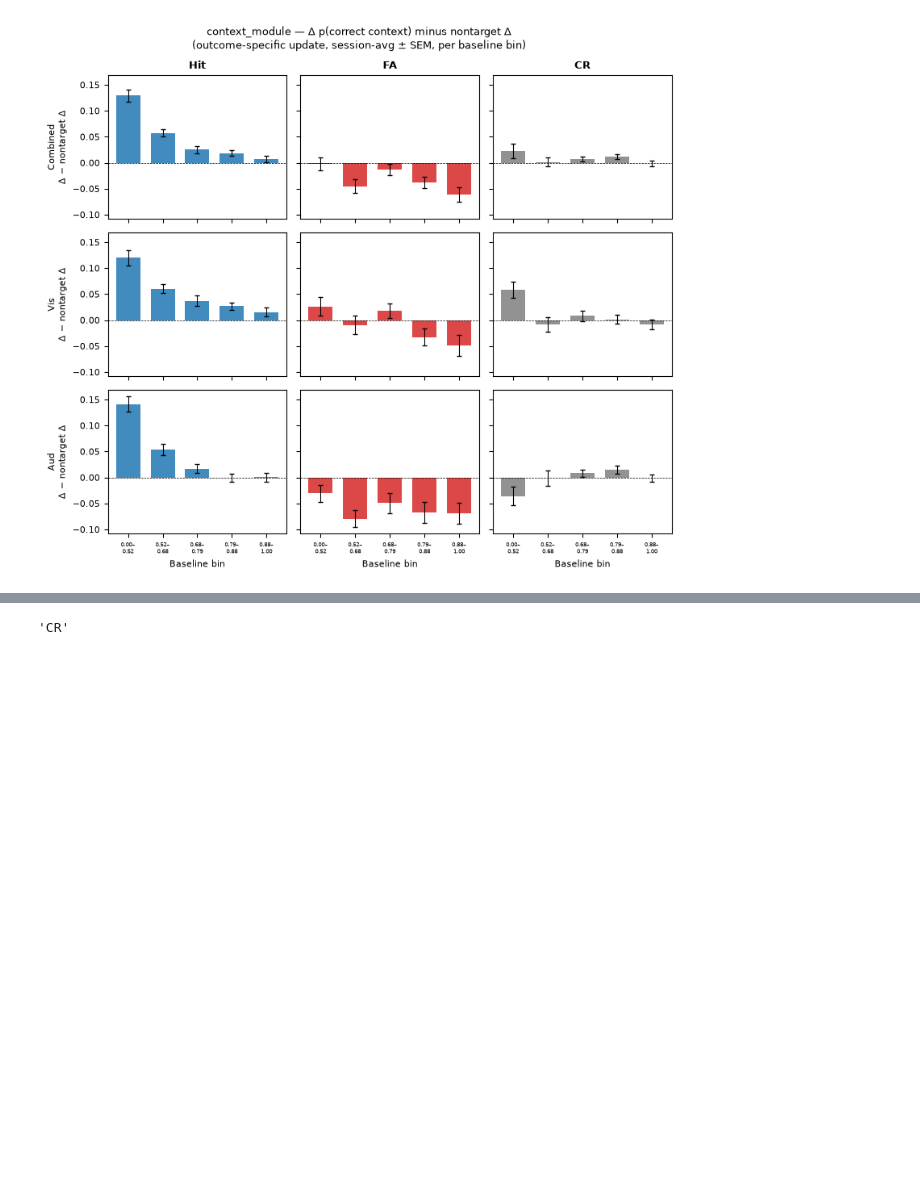
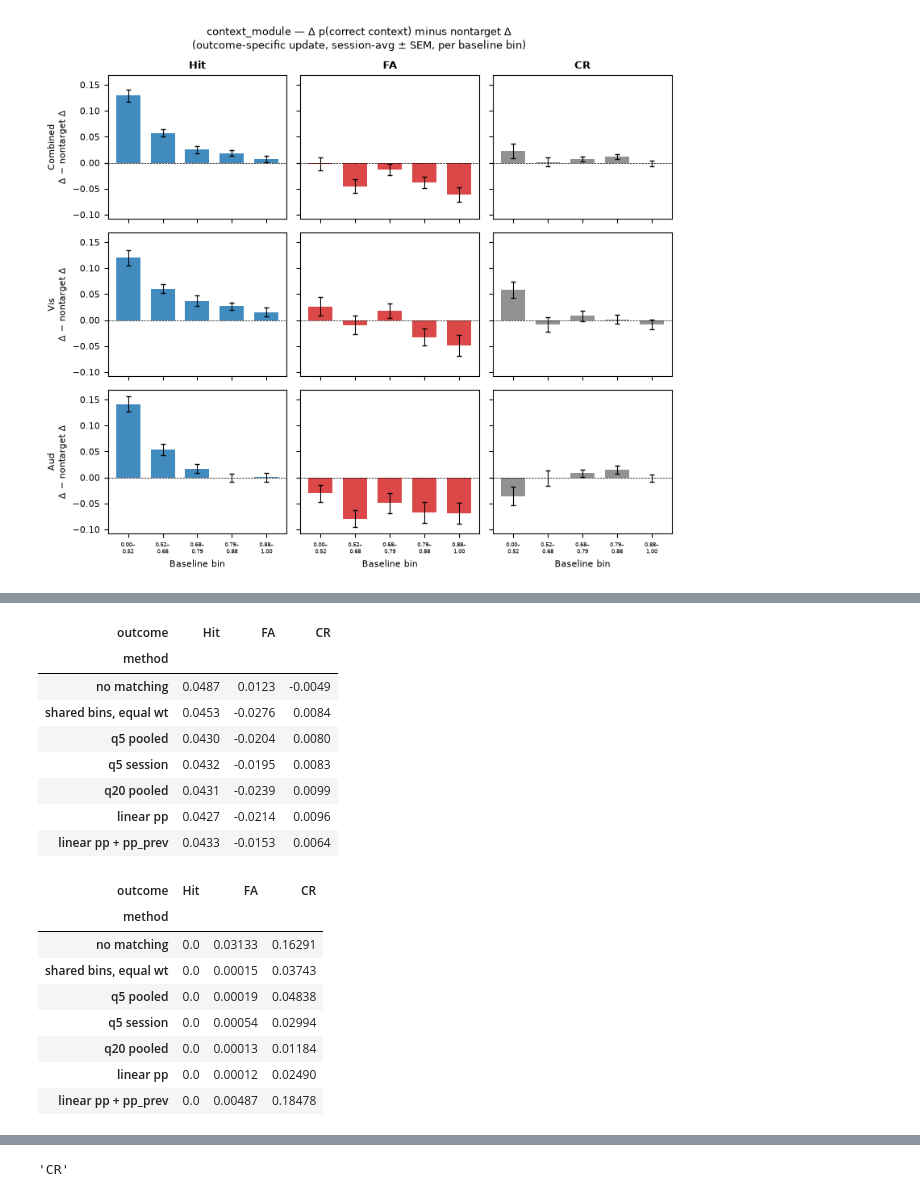
Before and after one commit to AllenInstitute/dynamic_routing_analysis, a Jupyter notebook: notebooks/plot_trialwise_decoder_confidence_updates.ipynb, the cells around one changed output, grey strips where cells are left out. Cells and saved outputs as stored; diff of their text form; code cells hidden in the pictures; blank space fills up the shorter version.

```diff
--- a/notebooks/plot_trialwise_decoder_confidence_updates.ipynb
+++ b/notebooks/plot_trialwise_decoder_confidence_updates.ipynb
@@ -1238,0 +1478,69 @@ fig.tight_layout()
+# %%
+# Robustness of the outcome-specific update to the choice of NN baseline (Combined vis+aud).
+#   no matching:          session mean Δ minus session mean NN Δ
+#   shared bins, equal wt: strategy from the cells above
+#   q5 / q20 pooled, q5 session: quantile-matched strategy with different binning
+#   linear pp:            per-session linear fit of NN Δ on starting pp, evaluated at each trial's pp
+#   linear pp + pp_prev:  same, also conditioning on the previous trial's pp. A second noisy measurement
+#                         of the underlying context belief, so it partly corrects for regression to the mean
+#                         differing between trial types that have the same observed pp.
+
+def linear_matched_nn_subtraction(outcome_df, nn_df, x_cols, delta_col='delta', min_nn=20):
+    out = outcome_df.dropna(subset=x_cols + [delta_col])
+    nn = nn_df.dropna(subset=x_cols + [delta_col])
+    sess_diff = {}
+    for session_id, out_s in out.groupby('session_id'):
+        nn_s = nn[nn['session_id'] == session_id]
+        if len(nn_s) < min_nn:
+            continue
+        X_nn = np.column_stack([np.ones(len(nn_s))] + [nn_s[c] for c in x_cols])
+        beta = np.linalg.lstsq(X_nn, nn_s[delta_col].values, rcond=None)[0]
+        X_out = np.column_stack([np.ones(len(out_s))] + [out_s[c] for c in x_cols])
+        sess_diff[session_id] = np.mean(out_s[delta_col].values - X_out @ beta)
+    return pd.Series(sess_diff).rename_axis('session_id')
+
+
+nn_df = pd.concat([update_dfs['vis_nn'], update_dfs['aud_nn']], ignore_index=True)
+robustness_rows = []
+for col_i, (outcome, key) in enumerate(matched_outcomes.items()):
+    outcome_df = pd.concat([update_dfs[f'vis_{key}'], update_dfs[f'aud_{key}']], ignore_index=True)
+    estimates = {
+        'no matching': (outcome_df.dropna(subset=['delta']).groupby('session_id')['delta'].mean()
+                        - nn_df.dropna(subset=['delta']).groupby('session_id')['delta'].mean()).dropna(),
+        'shared bins, equal wt': nn_subtracted_sess_mean(old_dfs['Combined'][col_i], old_dfs['Combined'][3]),
+        'q5 pooled': quantile_matched_nn_subtraction(outcome_df, nn_df, 5, 'pooled')[0]['diff'],
+        'q5 session': quantile_matched_nn_subtraction(outcome_df, nn_df, 5, 'session')[0]['diff'],
+        'q20 pooled': quantile_matched_nn_subtraction(outcome_df, nn_df, 20, 'pooled')[0]['diff'],
+        'linear pp': linear_matched_nn_subtraction(outcome_df, nn_df, ['predict_proba']),
+        'linear pp + pp_prev': linear_matched_nn_subtraction(outcome_df, nn_df, ['predict_proba', 'predict_proba_prev']),
+    }
+    for method, diff in estimates.items():
+        diff = aggregate_units(diff)
+        robustness_rows.append({'outcome': outcome, 'method': method, 'mean': diff.mean(),
+                                'sem': stats.sem(diff), 'p (wilcoxon)': stats.wilcoxon(diff).pvalue,
+                                f'n {aggregation_level}s': len(diff)})
+
+robustness = pd.DataFrame(robustness_rows)
+display(robustness.pivot(index='method', columns='outcome', values='mean')
+        .loc[list(estimates), list(matched_outcomes)].round(4))
+display(robustness.pivot(index='method', columns='outcome', values='p (wilcoxon)')
+        .loc[list(estimates), list(matched_outcomes)].round(5))
+# %% [output]
+| outcome | Hit | FA | CR |
+| method |  |  |  |
+| no matching | 0.0487 | 0.0123 | -0.0049 |
+| shared bins, equal wt | 0.0453 | -0.0276 | 0.0084 |
+| q5 pooled | 0.0430 | -0.0204 | 0.0080 |
+| q5 session | 0.0432 | -0.0195 | 0.0083 |
+| q20 pooled | 0.0431 | -0.0239 | 0.0099 |
+| linear pp | 0.0427 | -0.0214 | 0.0096 |
+| linear pp + pp_prev | 0.0433 | -0.0153 | 0.0064 |
+| outcome | Hit | FA | CR |
+| method |  |  |  |
+| no matching | 0.0 | 0.03133 | 0.16291 |
+| shared bins, equal wt | 0.0 | 0.00015 | 0.03743 |
+| q5 pooled | 0.0 | 0.00019 | 0.04838 |
+| q5 session | 0.0 | 0.00054 | 0.02994 |
+| q20 pooled | 0.0 | 0.00013 | 0.01184 |
+| linear pp | 0.0 | 0.00012 | 0.02490 |
+| linear pp + pp_prev | 0.0 | 0.00487 | 0.18478 |
```
Also changed, not shown: parts of 13 cells of this notebook, 5 other files.
